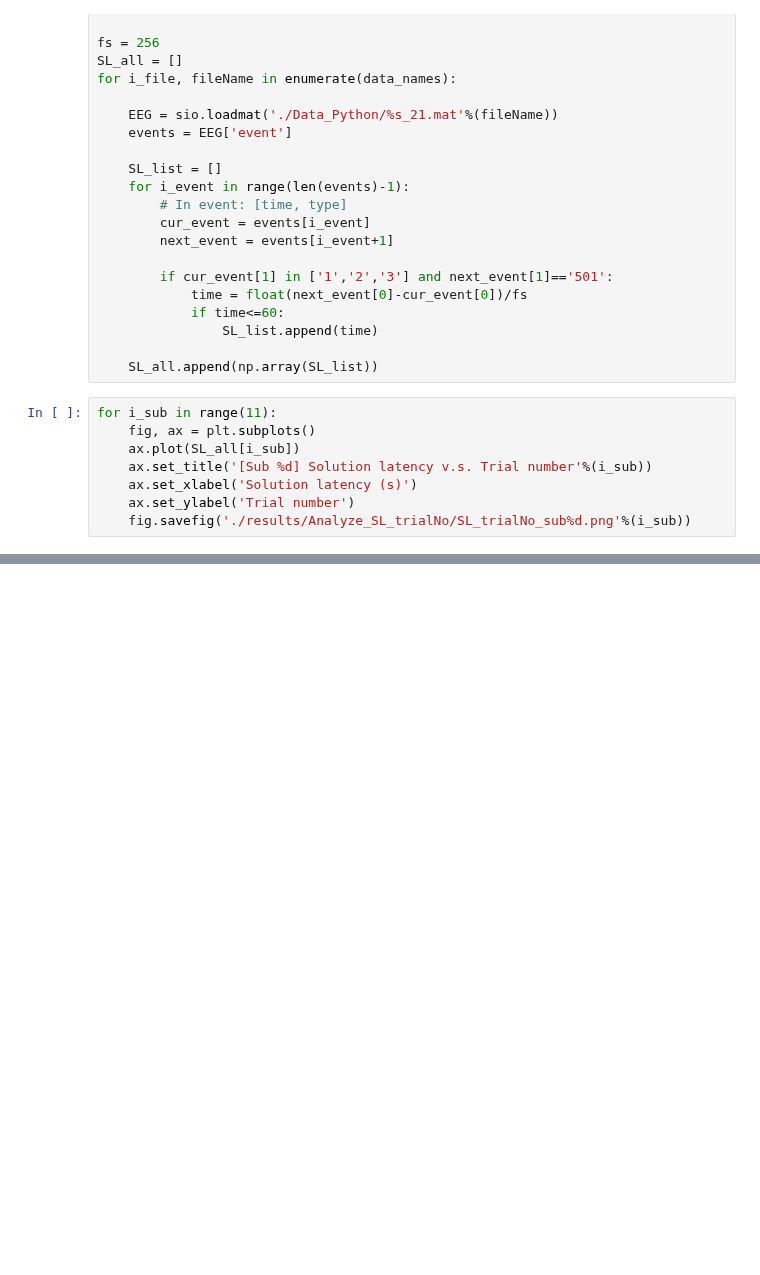
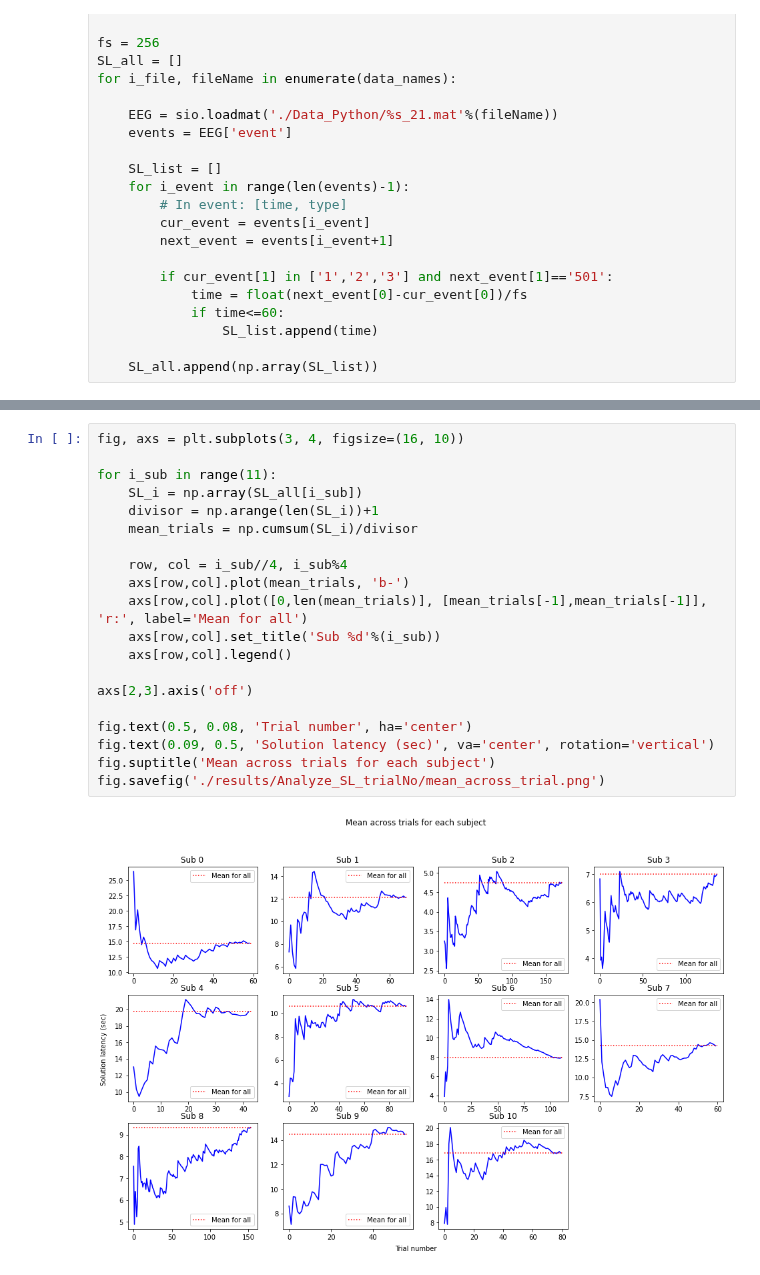
Before and after one commit to hundredball/Math24, a Jupyter notebook: Analyze_data.ipynb, the cells around one changed output, grey strips where cells are left out. Cells and saved outputs as stored; diff of their text form; blank space fills up the shorter version.

```diff
--- a/Analyze_data.ipynb
+++ b/Analyze_data.ipynb
@@ -400,11 +421,3 @@ for i_file, fileName in enumerate(data_names):
                 SL_list.append(time)
 
     SL_all.append(np.array(SL_list))
-# %%
-for i_sub in range(11):
-    fig, ax = plt.subplots()
-    ax.plot(SL_all[i_sub])
-    ax.set_title('[Sub %d] Solution latency v.s. Trial number'%(i_sub))
-    ax.set_xlabel('Solution latency (s)')
-    ax.set_ylabel('Trial number')
-    fig.savefig('./results/Analyze_SL_trialNo/SL_trialNo_sub%d.png'%(i_sub))
@@ -422,0 +424,22 @@ for i_sub in range(11):
+# %%
+fig, axs = plt.subplots(3, 4, figsize=(16, 10))
+
+for i_sub in range(11):
+    SL_i = np.array(SL_all[i_sub])
+    divisor = np.arange(len(SL_i))+1
+    mean_trials = np.cumsum(SL_i)/divisor
+
+    row, col = i_sub//4, i_sub%4
+    axs[row,col].plot(mean_trials, 'b-')
+    axs[row,col].plot([0,len(mean_trials)], [mean_trials[-1],mean_trials[-1]], 'r:', label='Mean for all')
+    axs[row,col].set_title('Sub %d'%(i_sub))
+    axs[row,col].legend()
+
+axs[2,3].axis('off')
+
+fig.text(0.5, 0.08, 'Trial number', ha='center')
+fig.text(0.09, 0.5, 'Solution latency (sec)', va='center', rotation='vertical')
+fig.suptitle('Mean across trials for each subject')
+fig.savefig('./results/Analyze_SL_trialNo/mean_across_trial.png')
+# %% [output]
+[figure, added]
```
Also changed, not shown: parts of 5 cells of this notebook.
